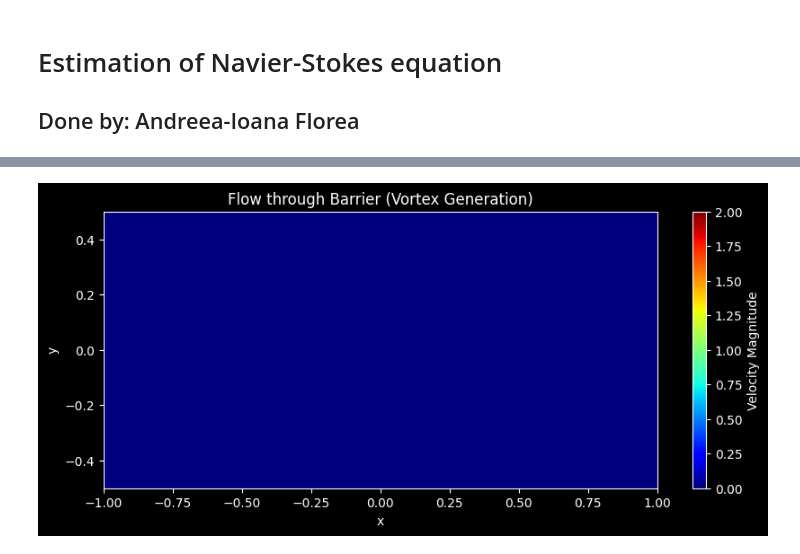
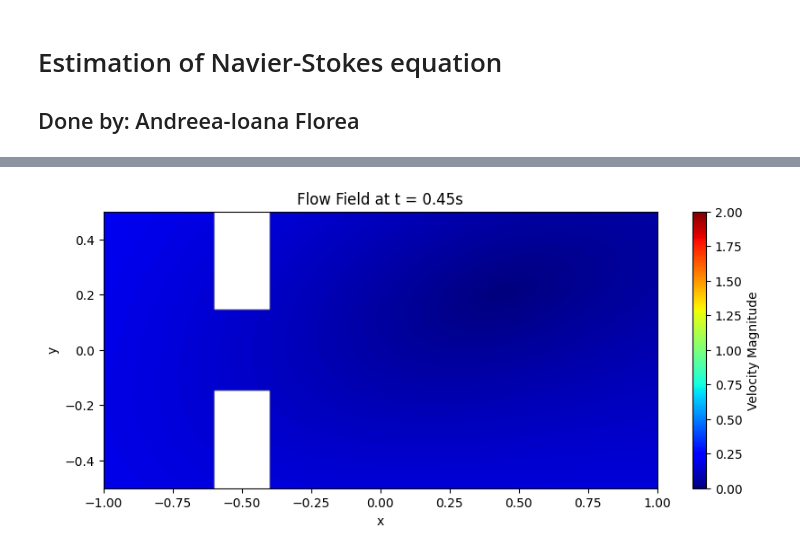
Before and after one commit to Andreea720/challenge_Navier_Stokes_ResNet, a Jupyter notebook: navier_stokes.ipynb, the cells around one changed output, grey strips where cells are left out. Cells and saved outputs as stored; diff of their text form; code cells hidden in the pictures.

Commit message:
Added additional obstacles, working on implementing the simulation in a more complex context.

```diff
--- a/navier_stokes.ipynb
+++ b/navier_stokes.ipynb
@@ -91,7 +214,7 @@ def boundary_obstacles(X, on_boundary):
     on_outer_box = on_left | on_right | on_bottom | on_top
 
     # 2. If it is on a boundary, but NOT the outer box, it is the Barrier
-    return on_boundary and not on_outer_box
+    return np.logical_and(on_boundary, np.logical_not(on_outer_box))
 
 # BC Objects
 # No-slip for barrier walls
@@ -137,7 +260,6 @@ def pde(X, Y):
 ic_u = dde.IC(geom, lambda X: 0.0, lambda _, on_initial: on_initial, component=0)
 ic_v = dde.IC(geom, lambda X: 0.0, lambda _, on_initial: on_initial, component=1)
 # %%
-# Use TimePDE for time-dependent (transient) simulations
 data = dde.data.TimePDE(
     geom,
     pde,
@@ -146,22 +268,26 @@ data = dde.data.TimePDE(
         bc_wall_u, bc_wall_v,      # Walls (No slip)
         bc_inlet_u, bc_inlet_v,    # Left Inlet (Flow enters here)
         bc_outlet_p, bc_outlet_v,  # Right Outlet (Flow exits here)
-        bc_obs_u, bc_obs_v,        # Obstacles (Heart & Cylinder)
+        bc_obs_u, bc_obs_v,        # Barrier walls (No slip)
 
         # --- Initial Conditions (t=0) ---
         ic_u, ic_v                 # State of fluid at start
     ],
-    num_domain=5000,    # Points inside the channel
-    num_boundary=1000,  # Points on walls/inlet/outlet
-    num_initial=1000    # Points at time t=0
+    num_domain=1500,    # Points inside the channel
+    num_boundary=600,  # Points on walls/inlet/outlet
+    num_initial=600    # Points at time t=0
 )
 # %%
 # Define neural network
-net = dde.maps.FNN([3] + [64] * 5 + [3], "tanh", "Glorot uniform")
+net = dde.nn.FNN([3] + [64] * 5 + [3], "tanh", "Glorot uniform")
 model = dde.Model(data, net)
 # %%
 # Compile and train
 model.compile("adam", lr=1e-3)
-losshistory, train_state = model.train(epochs=5000)
+losshistory, train_state = model.train(epochs=20000)
+
+# Fine-tune with L-BFGS for better convergence
+model.compile("L-BFGS")
+losshistory, train_state = model.train(iterations=5000)
 # %% [output]
 Compiling model...
@@ -184,64 +412,89 @@ lambda x, on: np.array([on_boundary1(x[i], on[i]) for i in range(len(x))])
 # %%
-import matplotlib.pyplot as plt
-from matplotlib.animation import FuncAnimation
-import numpy as np
+from matplotlib.animation import FFMpegWriter
 
 print("Generating animation for Barrier Flow...")
 
-# 1. Setup Grid
+# 1. Create the Regular Grid for Plotting
+# We create a new grid here to ensure clean shapes
 grid_x, grid_y = np.meshgrid(
-    np.linspace(-L/2, L/2, 400),
-    np.linspace(-D/2, D/2, 200)
+    np.linspace(-L/2, L/2, 300),
+    np.linspace(-D/2, D/2, 150)
 )
 
-# 2. Define Masks for the Barrier
-# Must match the coordinates in Cell 1
+def solid_mask(X, Y, obstacles):
+    """Boolean mask: True inside solid obstacles."""
+    mask = np.zeros_like(X, dtype=bool)
+    for kind, params, _ in obstacles:
+        if kind == "disk":
+            x0, y0, r = params
+            mask |= (X - x0)**2 + (Y - y0)**2 <= r**2
+        elif kind == "rect":
+            xmin, xmax, ymin, ymax = params
+            mask |= (X >= xmin) & (X <= xmax) & (Y >= ymin) & (Y <= ymax)
+    return mask
+
+
+# 2. Define the Barrier Masks (MUST match the geometry in Cell 1)
+# Barrier coordinates
 b_x_start, b_x_end = -0.6, -0.4
-b_gap = 0.2 / 2  # Half of the gap height
+b_gap = gap_height / 2  # Half of the gap height (gap_height=0.3 from geometry)
 
-# Mask Top Block
+# Create boolean masks for the barriers
 mask_top = (grid_x >= b_x_start) & (grid_x <= b_x_end) & (grid_y >= b_gap)
-# Mask Bottom Block
 mask_bottom = (grid_x >= b_x_start) & (grid_x <= b_x_end) & (grid_y <= -b_gap)
 
+# Combine them into one mask
 mask_total = mask_top | mask_bottom
 
-# 3. Setup Figure
+# 3. Setup the Figure
 fig, ax = plt.subplots(figsize=(10, 4))
 ax.set_aspect('equal')
 ax.set_xlabel('x')
 ax.set_ylabel('y')
-ax.set_title("Flow through Barrier (Vortex Generation)")
+ax.set_title("Transient Flow with Barrier (Vortex Generation)")
 
-# Placeholder plot
+# Initialize the plot
 cax = ax.imshow(np.zeros_like(grid_x),
                 extent=(-L/2, L/2, -D/2, D/2),
                 origin='lower',
                 cmap='jet',
-                vmin=0, vmax=2.0, # Higher max speed because of the jet effect
+                vmin=0, vmax=2.0, # Adjusted scale for jet flow
                 interpolation='bilinear')
 fig.colorbar(cax, ax=ax, label='Velocity Magnitude')
 
-# 4. Animation Function
+# 4. The Animation Update Function
 def update(frame):
+    # Calculate current time (advancing 0.05s per frame)
     current_t = frame * 0.05
 
+    # Create input coordinates for the whole grid
     t_column = np.full((grid_x.size, 1), current_t)
     X_predict = np.column_stack([grid_x.flatten(), grid_y.flatten(), t_column])
 
+    # Predict velocity
     result = model.predict(X_predict)
     u = result[:, 0].reshape(grid_x.shape)
     v = result[:, 1].reshape(grid_x.shape)
     speed = np.sqrt(u**2 + v**2)
 
-    # Hide the barrier
+    # Apply the mask (Nan makes it white/transparent)
     speed[mask_total] = np.nan
 
+    # Update the image
     cax.set_data(speed)
-    ax.set_title(f"Time: {current_t:.2f}s")
+    ax.set_title(f"Flow Field at t = {current_t:.2f}s")
     return cax,
 
-ani = FuncAnimation(fig, update, frames=100, interval=50, blit=False)
+# 5. Run and Save
+ani = FuncAnimation(fig, update, frames=10, interval=200, blit=False)
+
+try:
+    writer = FFMpegWriter(fps=20)
+    ani.save("flow_field_barrier.mp4", writer=writer, dpi=200)
+    print("Video saved successfully!")
+except Exception as e:
+    print(f"Could not save video (displaying instead): {e}")
+
 plt.show()
 # %% [output]
 Generating animation for Barrier Flow...
@@ -248 +502 @@ Generating animation for Barrier Flow...
-[figure, old version]
+[figure, new version]
```
Also changed, not shown: parts of 15 cells of this notebook.
